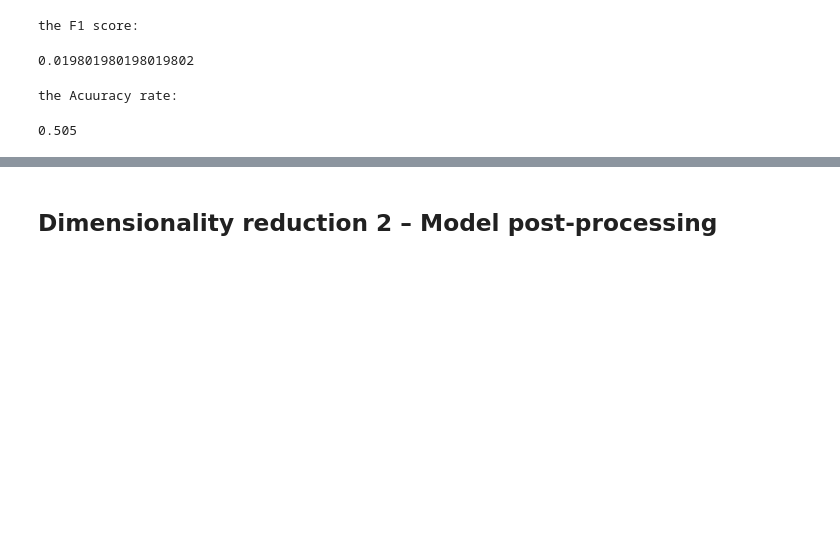
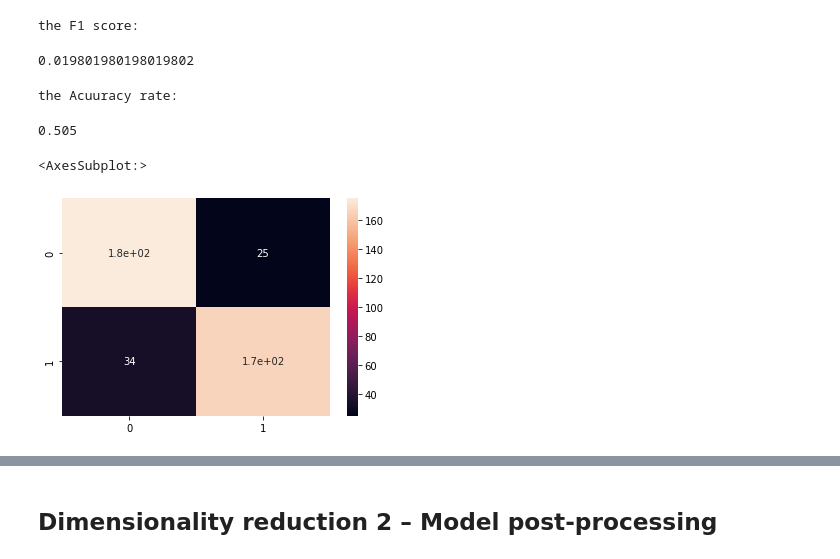
Before and after one commit to KOBeerose/Academic-Projects, a Jupyter notebook: Text Mining/Lab1/NLP_preprocessing_Lab.ipynb, the cells around one changed output, grey strips where cells are left out. Drawn from its saved outputs; the diff is of its cells as text; code cells hidden in the pictures; blank space fills up the shorter version.

Commit message:
text mining

```diff
--- a/Text Mining/Lab1/NLP_preprocessing_Lab.ipynb
+++ b/Text Mining/Lab1/NLP_preprocessing_Lab.ipynb
@@ -130,3 +132,13 @@ data
+# %%
+contractions_dict = {"ain't": "are not","'s":" is","aren't": "are not"}
+# Regular expression for finding contractions
+contractions_re=re.compile('(%s)' % '|'.join(contractions_dict.keys()))
+def expand_contractions(text,contractions_dict=contractions_dict):
+    def replace(match):
+        return contractions_dict[match.group(0)]
+    return contractions_re.sub(replace, text)
+# Expanding Contractions in the reviews
+data['review']=data['review'].apply(lambda x:expand_contractions(x))
 # %% [markdown]
 ### Lower casing
 # %%
@@ -588,3 +600,14 @@ mdtTestBis = parseurBis.transform(test['review'])
 
 #prediction for the test set
 predTestBis = modelBis.predict(mdtTestBis)
+# %%
+# Create a confusion matrix using the confusion_matrix function
+
+cf_matrix = confusion_matrix(test['label'], predTestBis)
+# %%
+# Create a more visual confusion matrix
+import seaborn as sns
+sns.heatmap(cf_matrix, annot=True)
+# %% [output]
+<AxesSubplot:>
+[figure, added]
```
Also changed, not shown: parts of 15 cells of this notebook.
